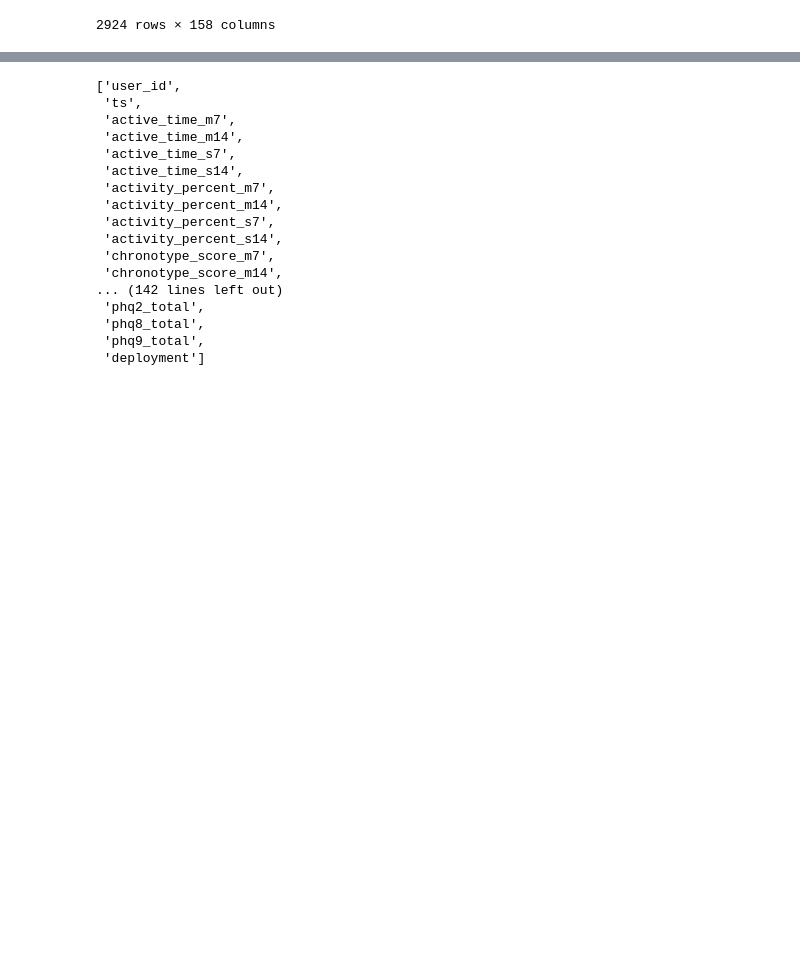
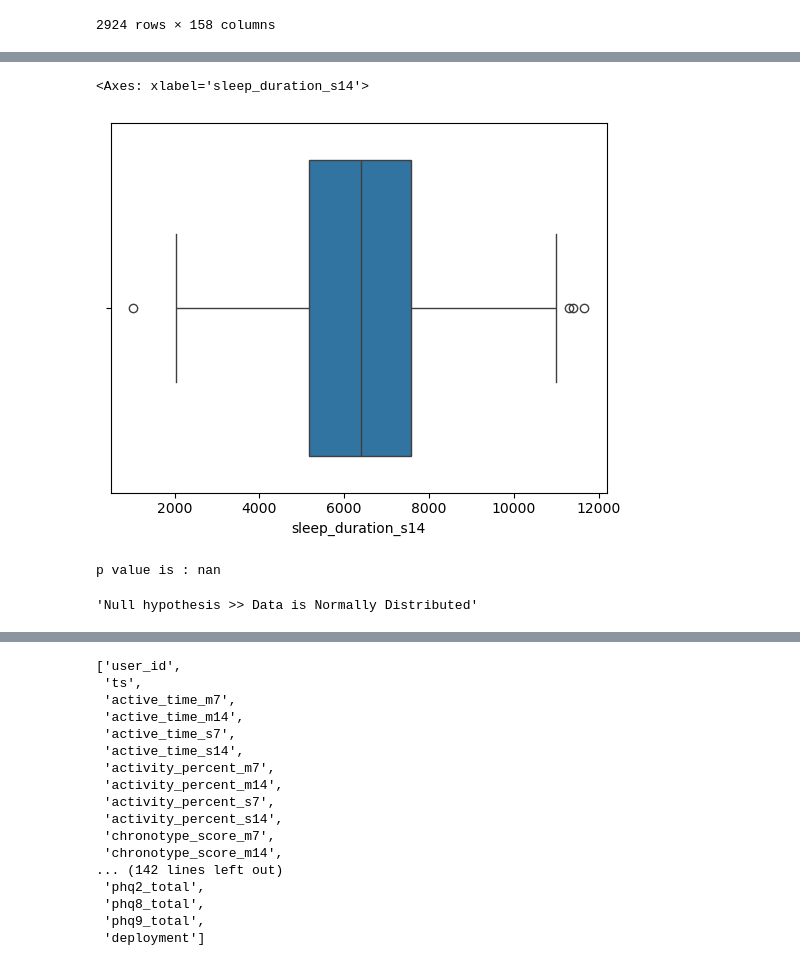
Before and after one commit to paragjadhav14/HR_ML_model_building, a Jupyter notebook: inference_v1_21_03_2025_aashi.ipynb, the cells around one changed output, grey strips where cells are left out. Cells and saved outputs as stored; diff of their text form; code cells hidden in the pictures; blank space fills up the shorter version.

```diff
--- a/inference_v1_21_03_2025_aashi.ipynb
+++ b/inference_v1_21_03_2025_aashi.ipynb
@@ -907,0 +980,14 @@ as_df
+# %%
+# Load the data
+
+def pd_read_parquet(artifact_path: str) -> pd.DataFrame:
+    '''
+    This function should read a Parquet file located at the provided path and return a pandas DataFrame.
+    '''
+    return pd.read_parquet(artifact_path)
+
+path = 'data (1).parquet'
+df = pd_read_parquet(path)
+df.head()
+sleep_duration_s14_df_as = df[df.deployment == 'hr-ascent-1']
+sleep_duration_s14_df_as.head()
@@ -907,0 +1027,10 @@ as_df
+# %%
+box_plot(df = sleep_duration_s14_df_as, base_feature='sleep_duration_s14')
+# %% [output]
+<Axes: xlabel='sleep_duration_s14'>
+[figure, added]
+# %%
+graph_normaltest_test(df = sleep_duration_s14_df_as, base_feature='sleep_duration_s14')
+# %% [output]
+p value is : nan
+'Null hypothesis >> Data is Normally Distributed'
```
Also changed, not shown: parts of 23 cells of this notebook.
